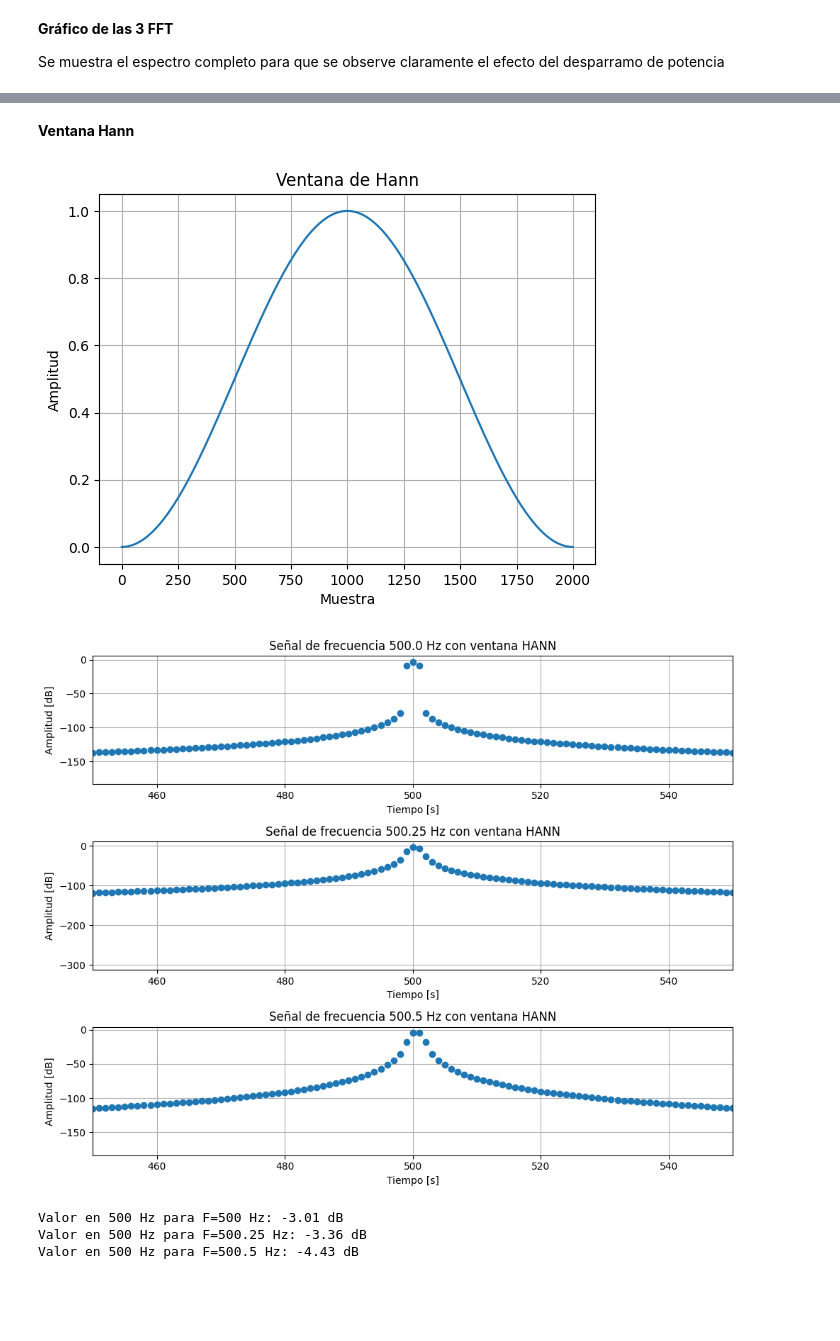
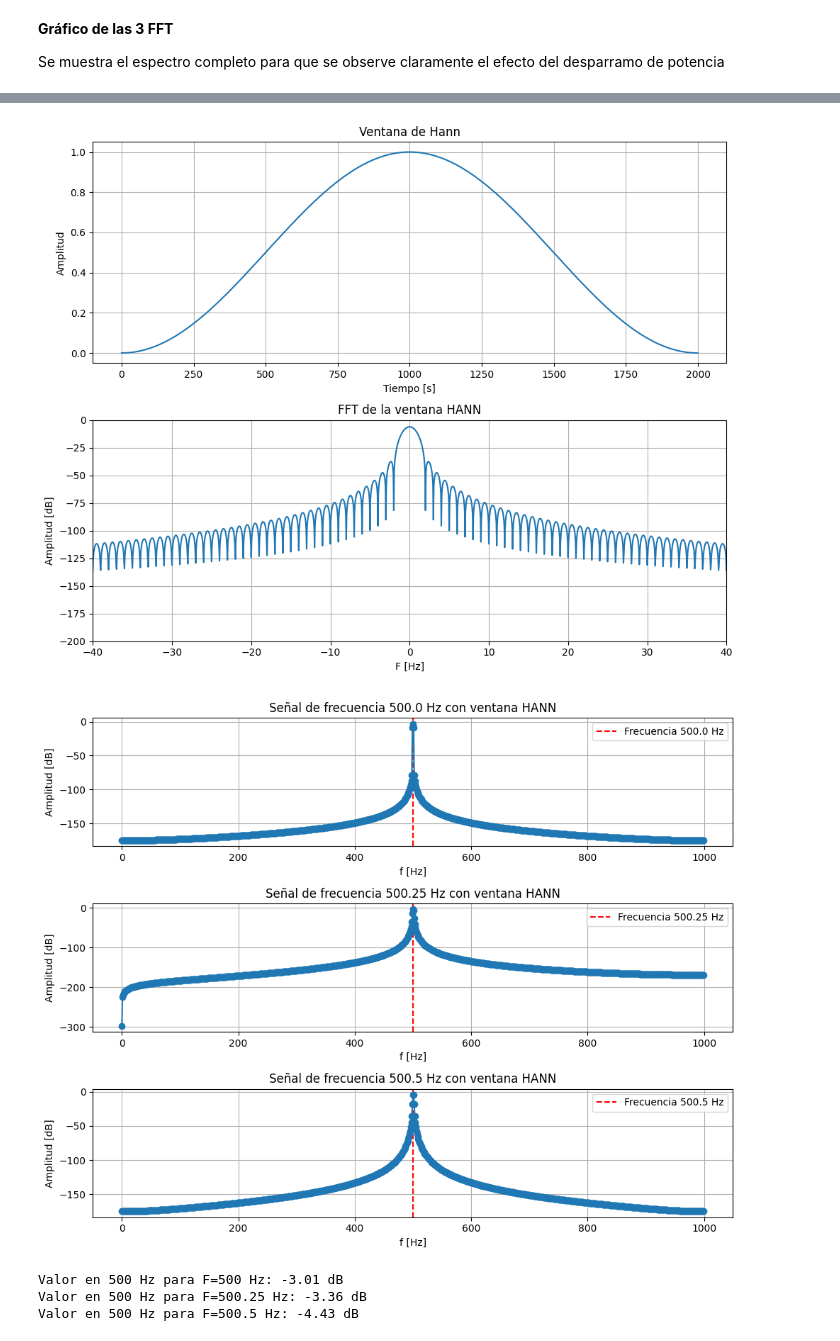
Before and after one commit to agustin-d-martinez/Procesamiento-Digital-de-Se-ales---2026, a Jupyter notebook: TS4/TS4.ipynb, the cells around one changed output, grey strips where cells are left out. Cells and saved outputs as stored; diff of their text form; code cells hidden in the pictures; blank space fills up the shorter version.

```diff
--- a/TS4/TS4.ipynb
+++ b/TS4/TS4.ipynb
@@ -319,63 +289,64 @@ xx = []
 for freq in freqs:
     xx_aux, _ = mi_funcion_sen(vmax, ff=freq, ph=ph,  nn=N, fs=fs)
     xx.append(xx_aux)
-# %% [markdown]
-**Ventana Hann**
 # %%
 ##### Aplicacion de ventana
 window = signal.windows.hann(N).reshape(-1,1)
 err_window = window.mean()
 xx_windowed = [x * window for x in xx]
 
+##### Gráfico de ventana
+len_fft_window = 20*N       # Solo a nivel visual, se usa zero-padding. Se explicará más adelante. Mejora la resolución.
+fft_window = np.fft.fft(window, n=len_fft_window, axis=0)/len(window)
+fft_window = np.concatenate([fft_window[len_fft_window//2:], fft_window[:len_fft_window//2]])
+fft_window_abs = mod_db(fft_window)
+ff = np.arange(-N//2, N//2, delta_f * N/len_fft_window)
+
+plt.figure(figsize=(10,8))
+plt.subplot(2,1,1)
 plt.plot(window)
 plt.title("Ventana de Hann")
-plt.xlabel("Muestra")
+plt.xlabel("Tiempo [s]")
 plt.ylabel("Amplitud")
 plt.grid()
+
+plt.subplot(2,1,2)
+plt.plot(ff, fft_window_abs)
+plt.xlim(-40, 40)
+plt.ylim(-200, 0)
+plt.xlabel("F [Hz]")
+plt.ylabel("Amplitud [dB]")
+plt.title(f"FFT de la ventana HANN")
+plt.tight_layout()
+plt.grid()
+plt.show()
 
 ##### FFT
 xx_fft = [np.fft.fft(x, axis=0)/(len(x)*err_window) for x in xx_windowed]
 abs_xx_fft = [mod_db(fft) for fft in xx_fft]
 
-##### Gráficos
+##### Gráficos FFT
 plt.figure(figsize=(10,8))
-
-plt.subplot(3,1,1)
-plt.plot(abs_xx_fft[0], "o")
-plt.xlim(450, 550)
-plt.xlabel("Tiempo [s]")
-plt.ylabel("Amplitud [dB]")
-plt.title(f"Señal de frecuencia {freqs[0]} Hz con ventana HANN")
-plt.tight_layout()
-plt.grid()
-
-plt.subplot(3,1,2)
-plt.plot(abs_xx_fft[1], "o")
-plt.xlim(450, 550)
-plt.xlabel("Tiempo [s]")
-plt.ylabel("Amplitud [dB]")
-plt.title(f"Señal de frecuencia {freqs[1]} Hz con ventana HANN")
-plt.tight_layout()
-plt.grid()
-
-plt.subplot(3,1,3)
-plt.plot(abs_xx_fft[2], "o")
-plt.xlim(450, 550)
-plt.xlabel("Tiempo [s]")
-plt.ylabel("Amplitud [dB]")
-plt.title(f"Señal de frecuencia {freqs[2]} Hz con ventana HANN")
-plt.tight_layout()
-plt.grid()
-
-
+for i in range(len(freqs)):
+    plt.subplot(3,1,i+1)
+    plt.axvline(x=freqs[i], color='r', linestyle='--', label=f"Frecuencia {freqs[i]} Hz")
+    plt.plot(abs_xx_fft[i][0:N//2], "-o")
+    plt.xlabel("f [Hz]")
+    plt.ylabel("Amplitud [dB]")
+    plt.title(f"Señal de frecuencia {freqs[i]} Hz con ventana HANN")
+    #plt.xticks(np.arange(.99*freqs[0], 1.01*freqs[0], delta_f))
+    #plt.xlim(.99*freqs[0], 1.01*freqs[0])
+    plt.grid()
+    plt.legend()
+    plt.tight_layout()
 plt.show()
 
-print(f"Valor en 500 Hz para F=500 Hz: {abs_xx_fft[0][500][0]:.2f} dB")
-print(f"Valor en 500 Hz para F=500.25 Hz: {abs_xx_fft[1][500][0]:.2f} dB")
-print(f"Valor en 500 Hz para F=500.5 Hz: {abs_xx_fft[2][500][0]:.2f} dB")
+print(f"Valor en 500 Hz para F=500 Hz: {abs_xx_fft[0][int(freqs[0])][0]:.2f} dB")
+print(f"Valor en 500 Hz para F=500.25 Hz: {abs_xx_fft[1][int(freqs[1])][0]:.2f} dB")
+print(f"Valor en 500 Hz para F=500.5 Hz: {abs_xx_fft[2][int(freqs[2])][0]:.2f} dB")
 # %% [output]
-[figure, old version]
+[figure, new version]
-[figure, old version]
+[figure, new version]
 Valor en 500 Hz para F=500 Hz: -3.01 dB
 Valor en 500 Hz para F=500.25 Hz: -3.36 dB
 Valor en 500 Hz para F=500.5 Hz: -4.43 dB
```
Also changed, not shown: parts of 32 cells of this notebook, 2 other files.
